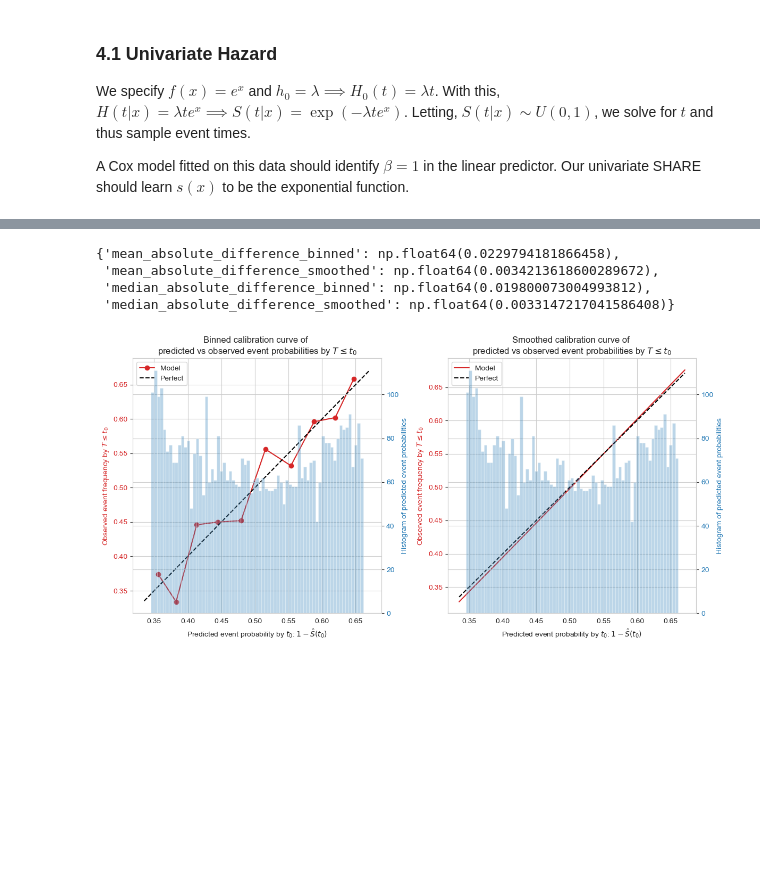
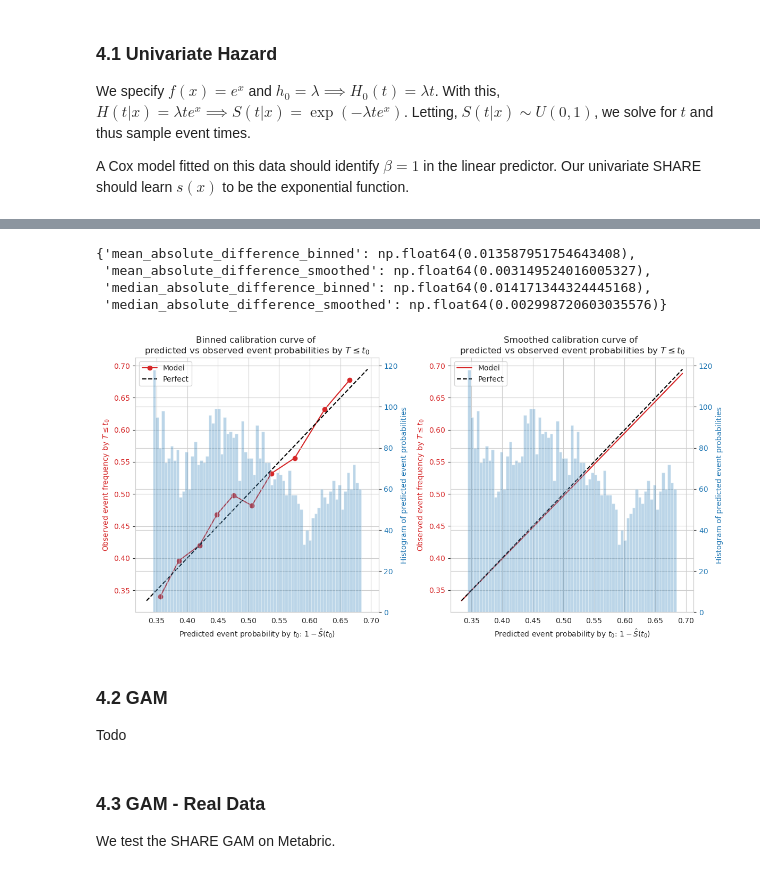
Before and after one commit to steliosbl/SurvSHAREs, a Jupyter notebook: fixed_equation_forms.ipynb, the cells around one changed output, grey strips where cells are left out. Saved outputs shown, nothing was run; the diff lists cells and outputs as text; code cells hidden in the pictures; blank space fills up the shorter version.

Commit message:
Updates to share_survival_new

```diff
--- a/fixed_equation_forms.ipynb
+++ b/fixed_equation_forms.ipynb
@@ -345,7 +338,6 @@ survival_params = {
     "arities": {2: [add2, sub2, mul2, div2]},
     "init_depth": (2, 6),
     "init_method": "half and half",
-    "n_features": 1,
     "const_range": (-1.0, 1.0),
     "metric": fitness_npll_shrink,
     "p_point_replace": 0.05,
@@ -369,23 +361,31 @@ survival_params = {
         "checkpoint_folder": "results/checkpoints/test",
         "keep_models": False,
         "enable_progress_bar": False,
-        "loss_fn": approximateNpllLoss()
+        "loss_fn": approximateNpllLoss(),
     },
     "random_state": check_random_state(415),
 }
 # %%
 from lifelines import CoxPHFitter
-def generate_exponential_data(n=5000, lamb=0.1, C=60):
+
+
+def generate_exponential_data(n=5000, lamb=0.1, C=40):
     U, X = np.random.rand(n), np.random.uniform(0, 1, n)
     T = -np.log(U) / (lamb * np.exp(X))
     Y = np.minimum(T, C)
     E = (T <= C).astype(int)
 
-    return X.reshape(-1,1), Y, E
+    return X.reshape(-1, 1), Y, E
 
-X, T, E = generate_exponential_data()
 
-cph = CoxPHFitter().fit(pd.DataFrame({'T': T, 'E': E, 'X': X[:,0]}), duration_col='T', event_col='E')
+while True:
+    X, T, E = generate_exponential_data()
+    if E.min() == 0: # Ensure that at least one 0 in E
+        break
+
+cph = CoxPHFitter().fit(
+    pd.DataFrame({"T": T, "E": E, "X": X[:, 0]}), duration_col="T", event_col="E"
+)
 print(cph.params_)
 # %% [output]
 covariate
@@ -394,14 +394,14 @@ Name: coef, dtype: float64
 # %%
 test_share = [shape1, 0]
 
-gp = _Program(program=test_share, **survival_params)
-gp.raw_fitness(torch.Tensor(X), torch.Tensor(T), torch.Tensor(E))
+gp = _Program(program=test_share, **survival_params, n_features=1)
+gp.fit(torch.Tensor(X), torch.Tensor(T), torch.Tensor(E))
 y_pred = gp.execute(torch.Tensor(X))
-idx = np.argsort(X[:,0])
+idx = np.argsort(X[:, 0])
 fig, ax = plt.subplots(figsize=(8, 5))
-ax.plot(X[idx], y_pred[idx], label='Predicted', color='blue')
-ax.plot(X[idx], np.exp(X[idx]), label='True', color='red')
-ax.plot(X[idx], np.exp(cph.params_['X'] * X[idx]), label='CoxPH', color='green')
+ax.plot(X[idx], y_pred[idx], label="Predicted", color="blue")
+ax.plot(X[idx], np.exp(X[idx]), label="True", color="red")
+ax.plot(X[idx], np.exp(cph.params_["X"] * X[idx]), label="CoxPH", color="green")
 ax.legend()
-print(np.corrcoef(y_pred, np.exp(X[:,0]))[0,1])
+print(np.corrcoef(y_pred, np.exp(X[:, 0]))[0, 1])
 # %% [output]
@@ -422,6 +419,9 @@ shape(X0) | raw_fitness: 5.959859848022461
 # %%
 from survshares.hazard_model import HazardModel
+
 model = HazardModel(gp).prepare_estimands(X, T, E)
 
-model.plot_calibration(torch.Tensor(X), torch.Tensor(T), torch.Tensor(E), t0=np.unique(T)[2500])
+model.plot_calibration(
+    torch.Tensor(X), torch.Tensor(T), torch.Tensor(E), t0=np.unique(T)[2500]
+)
 # %% [output]
@@ -436,5 +434,12 @@ HPU available: False, using: 0 HPUs
-{'mean_absolute_difference_binned': np.float64(0.0229794181866458),
- 'mean_absolute_difference_smoothed': np.float64(0.0034213618600289672),
- 'median_absolute_difference_binned': np.float64(0.019800073004993812),
- 'median_absolute_difference_smoothed': np.float64(0.0033147217041586408)}
+{'mean_absolute_difference_binned': np.float64(0.013587951754643408),
+ 'mean_absolute_difference_smoothed': np.float64(0.003149524016005327),
+ 'median_absolute_difference_binned': np.float64(0.014171344324445168),
+ 'median_absolute_difference_smoothed': np.float64(0.002998720603035576)}
-[figure, old version]
+[figure, new version]
+# %% [markdown]
+### 4.2 GAM
+
+Todo
+# %% [markdown]
+### 4.3 GAM - Real Data
+We test the SHARE GAM on Metabric.
```
Also changed, not shown: parts of 13 cells of this notebook, 8 other files.
